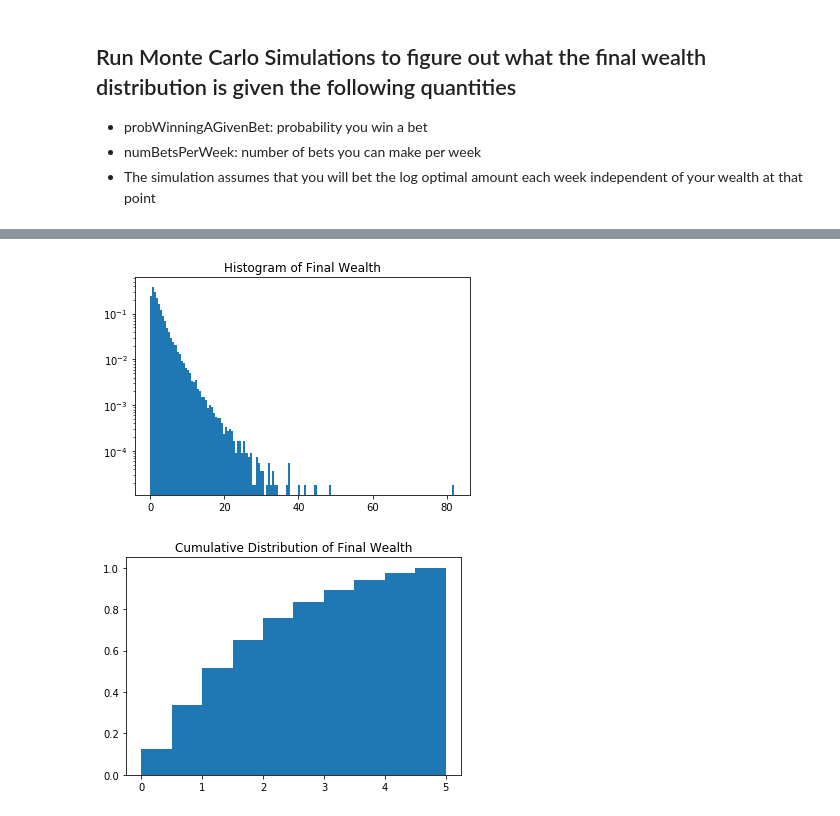
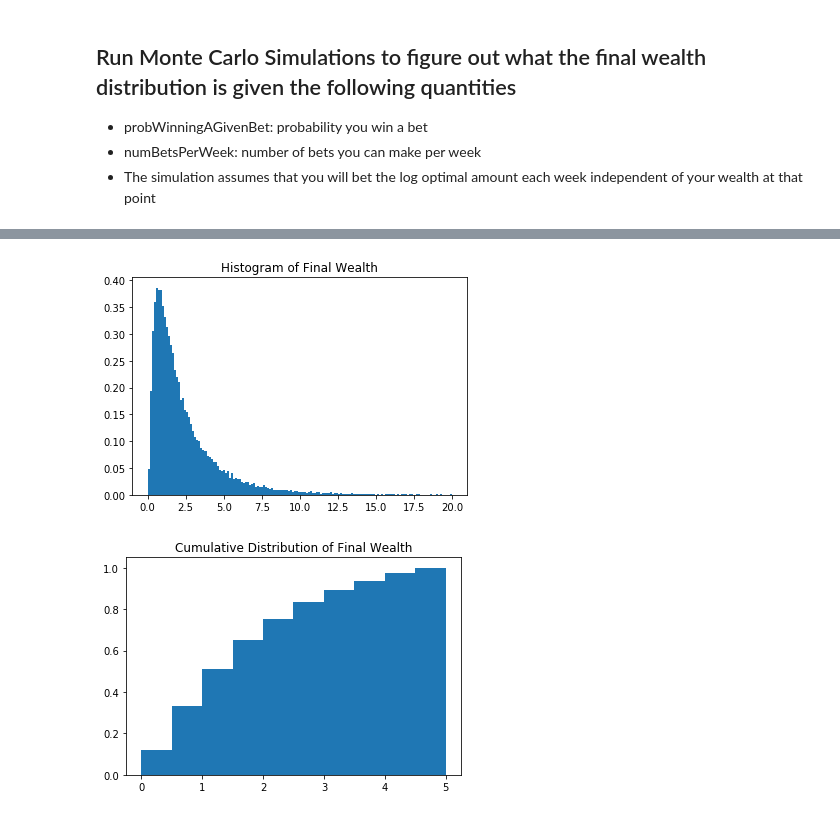
Before and after one commit to bubblesort251/GamblingAnalysis, a Jupyter notebook: BreakEvenAnalysis.ipynb, the cells around one changed output, grey strips where cells are left out. Cells and saved outputs as stored; diff of their text form; code cells hidden in the pictures.

```diff
--- a/BreakEvenAnalysis.ipynb
+++ b/BreakEvenAnalysis.ipynb
@@ -64,7 +65,7 @@ listOfTimeStepsToRecord = [x for x in range(0,16)]
 # %%
 imp.reload(bl)
 dfProb = bl.make_df_prob(probWinningAGivenBet)
-dfDistributions = bl.simulate_wealth_paths(dfProb, numBets, listOfTimeStepsToRecord, vig=.02, numSim=100000)
+dfDistributions = bl.simulate_wealth_paths(dfProb, numBetsPerWeek, listOfTimeStepsToRecord, vig=.02, numSim=100000)
 # %% [output]
 Here are the simulation conditions
 During each time period, the player places 8 bets
@@ -90,9 +91,9 @@ dfDistributions.head(10)
 # %%
-plt.hist(dfDistributions['Time 15'], bins = 150,density=True,log=True)
+plt.hist(dfDistributions['Time 15'], bins = 150, range=(0,20),density=True)
 plt.title('Histogram of Final Wealth')
 plt.show()
 # %% [output]
-[figure, old version]
+[figure, new version]
 # %%
 plt.hist(dfDistributions['Time 15'], range=(0,5), density=True, cumulative=True)
 plt.title('Cumulative Distribution of Final Wealth')
```
Also changed, not shown: parts of 8 cells of this notebook, 1 other file.
